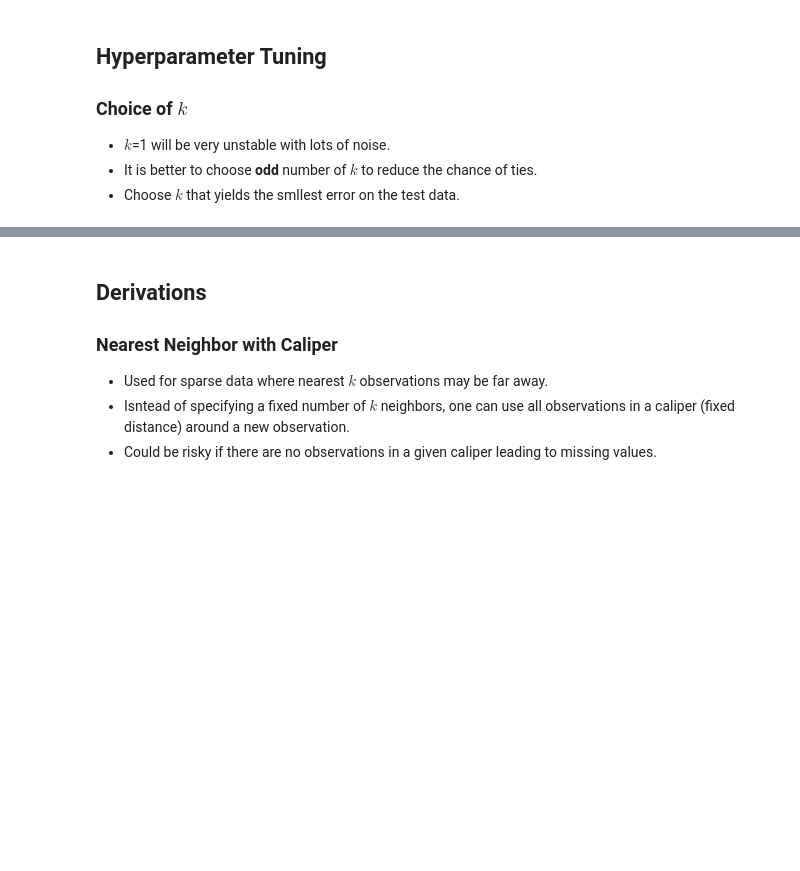
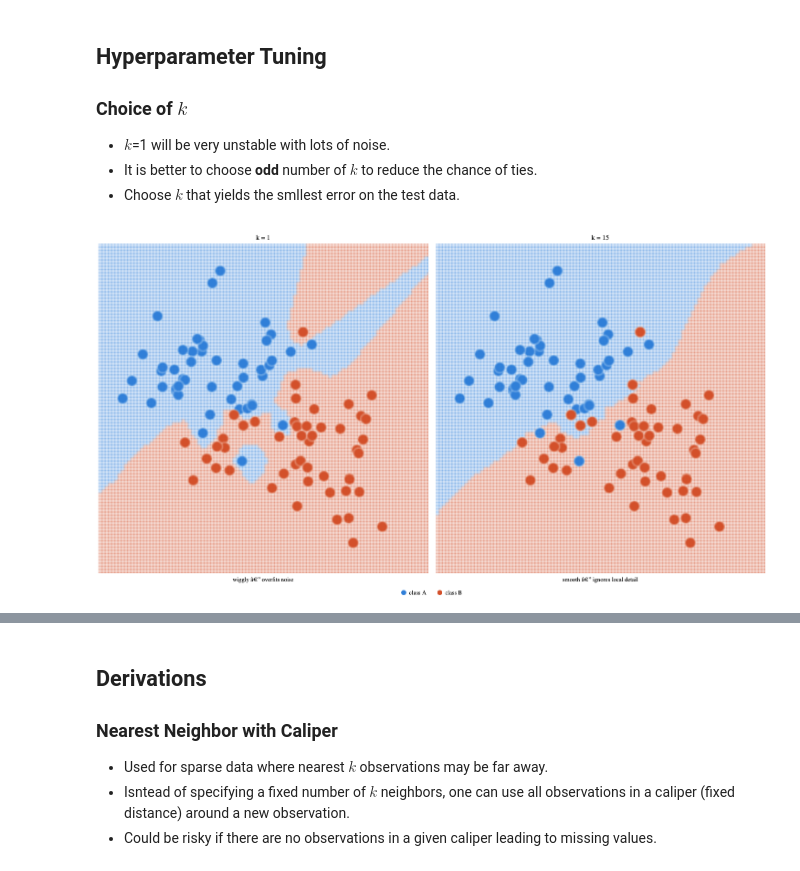
Before and after one commit to jlee2843/DS-Book, a Jupyter notebook: notes/k-NN.ipynb, the cells around one changed output, grey strips where cells are left out. Saved outputs shown, nothing was run; the diff lists cells and outputs as text; code cells hidden in the pictures; blank space fills up the shorter version.

```diff
--- a/notes/k-NN.ipynb
+++ b/notes/k-NN.ipynb
@@ -47,3 +47,7 @@ Image("../data/kNN/nonlinear-boundary.png")
 - $k$=1 will be very unstable with lots of noise.
 - It is better to choose **odd** number of $k$ to reduce the chance of ties.
 - Choose $k$ that yields the smllest error on the test data.
+# %%
+Image("../data/kNN/decision-boundary2.png")
+# %% [output]
+[figure, added]
```
Also changed, not shown: parts of 7 cells of this notebook, 6 other files.
